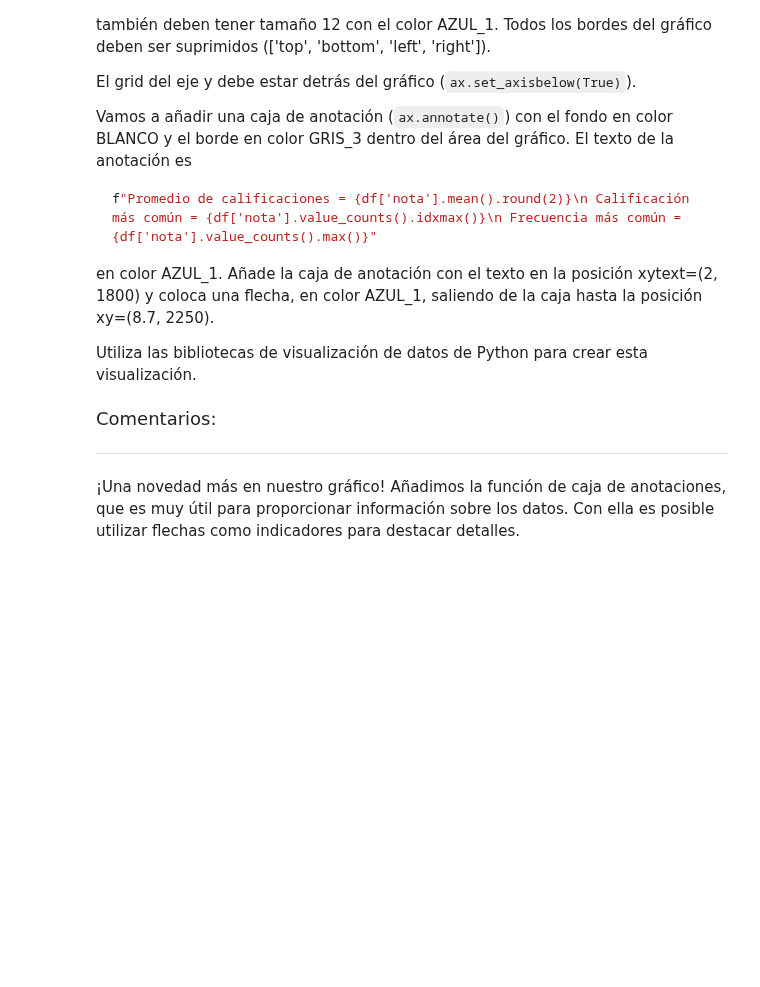
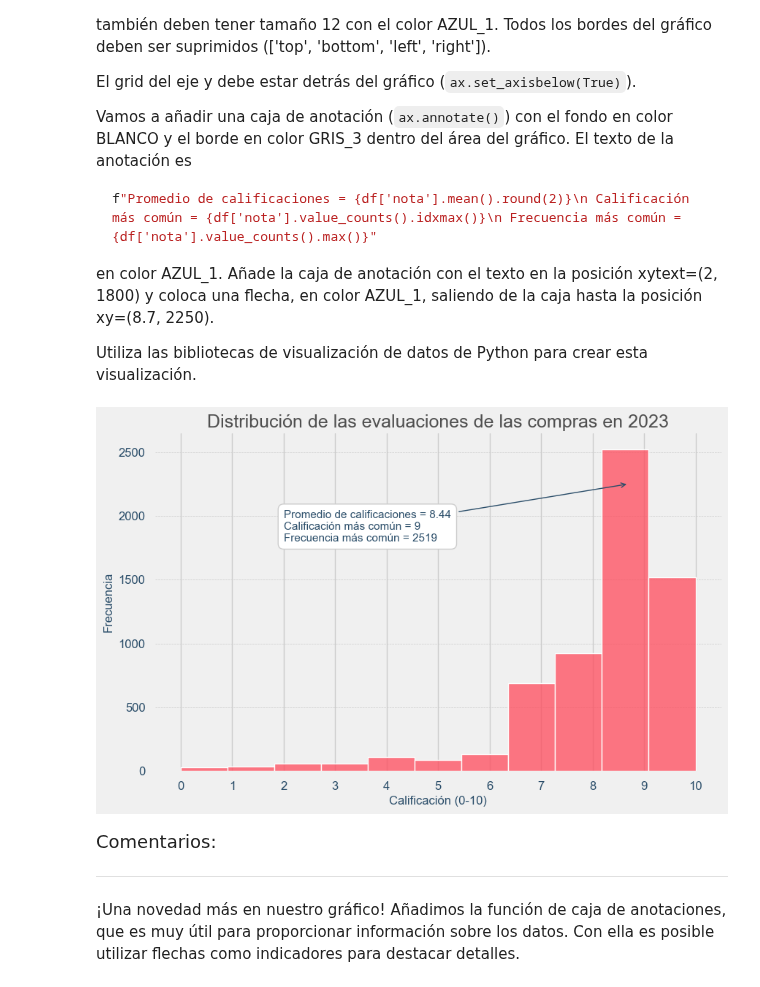
Before and after one commit to Liuz8/ETL-Oracle-Curso, a Jupyter notebook: IA_aplicada_a_ciencia_de_datos.ipynb, the cells around one changed output. Drawn from its saved outputs; the diff is of its cells as text; code cells hidden in the pictures; blank space fills up the shorter version.

```diff
--- a/IA_aplicada_a_ciencia_de_datos.ipynb
+++ b/IA_aplicada_a_ciencia_de_datos.ipynb
@@ -2581,3 +2653,7 @@ Utiliza las bibliotecas de visualización de datos de Python para crear esta vis
+# %%
+distribucion_calificaciones().show()
+# %% [output]
+[figure, added]
 # %% [markdown]
 <font color="7b71ff" size=4> Comentarios: </font>
 
```
Also changed, not shown: parts of 6 cells of this notebook, 7 other files.
